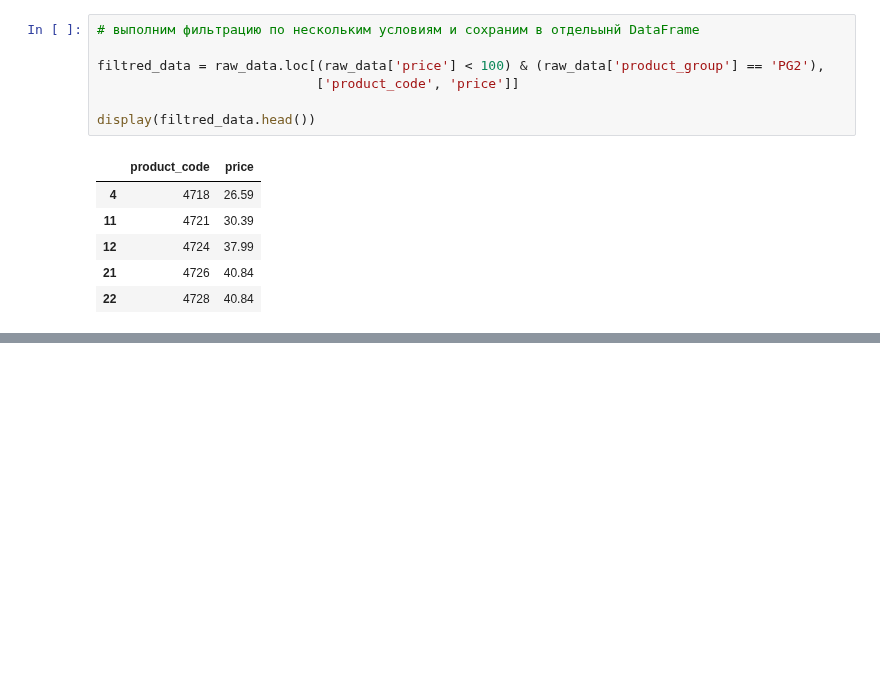
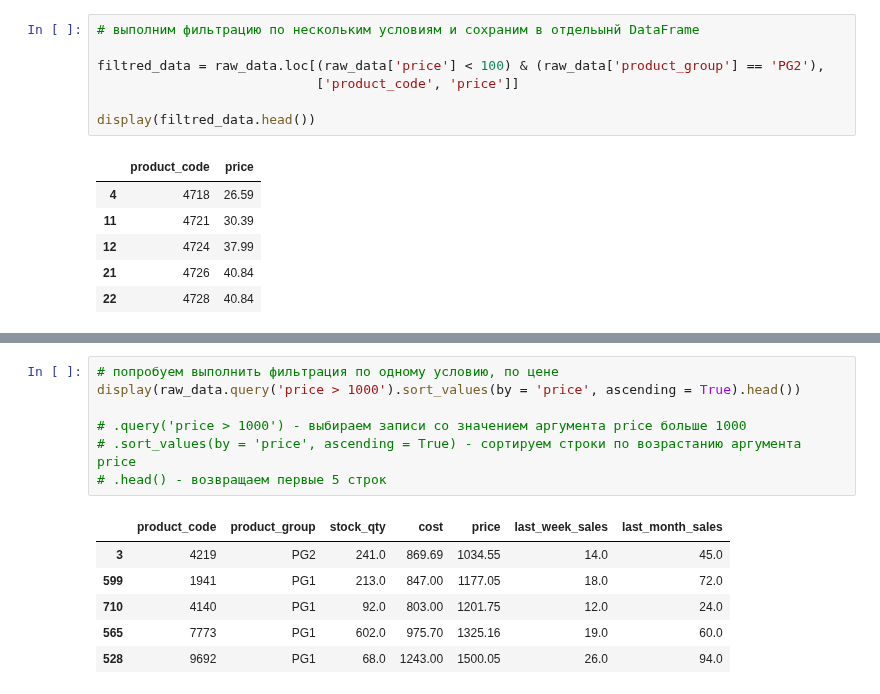
Before and after one commit to Korablinr54/Python, a Jupyter notebook: Pandas/Pandas.ipynb, the cells around one changed output, grey strips where cells are left out. Drawn from its saved outputs; the diff is of its cells as text; blank space fills up the shorter version.

Commit message:
фильтрация методом .query()

```diff
--- a/Pandas/Pandas.ipynb
+++ b/Pandas/Pandas.ipynb
@@ -631,0 +639,14 @@ display(filtred_data.head())
+# %%
+# попробуем выполнить фильтрация по одному условию, по цене
+display(raw_data.query('price > 1000').sort_values(by = 'price', ascending = True).head())
+
+# .query('price > 1000') - выбираем записи со значением аргумента price больше 1000
+# .sort_values(by = 'price', ascending = True) - сортируем строки по возрастанию аргумента price
+# .head() - возвращаем первые 5 строк
+# %% [output]
+|  | product_code | product_group | stock_qty | cost | price | last_week_sales | last_month_sales |
+| 3 | 4219 | PG2 | 241.0 | 869.69 | 1034.55 | 14.0 | 45.0 |
+| 599 | 1941 | PG1 | 213.0 | 847.00 | 1177.05 | 18.0 | 72.0 |
+| 710 | 4140 | PG1 | 92.0 | 803.00 | 1201.75 | 12.0 | 24.0 |
+| 565 | 7773 | PG1 | 602.0 | 975.70 | 1325.16 | 19.0 | 60.0 |
+| 528 | 9692 | PG1 | 68.0 | 1243.00 | 1500.05 | 26.0 | 94.0 |
```
Also changed, not shown: parts of 8 cells of this notebook.
